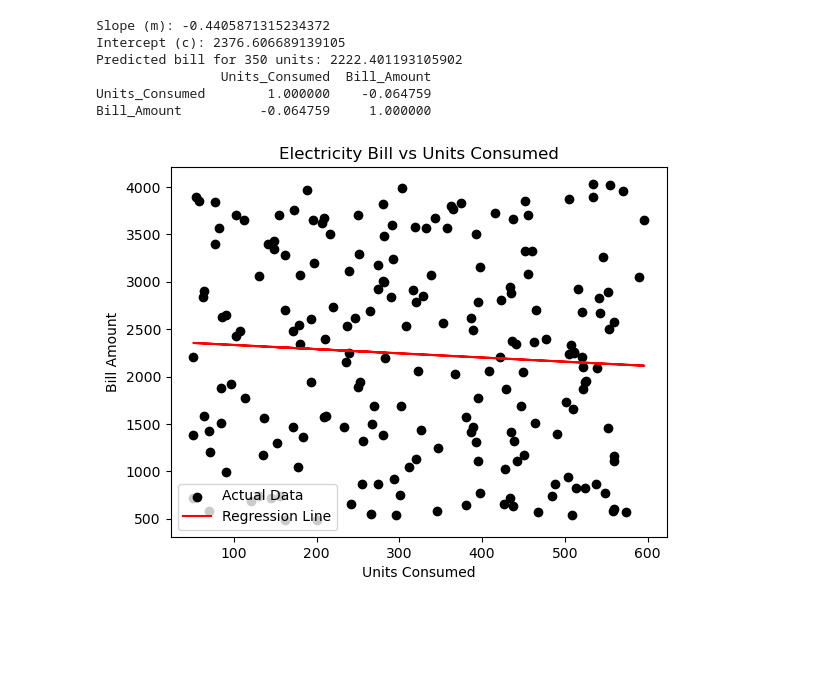
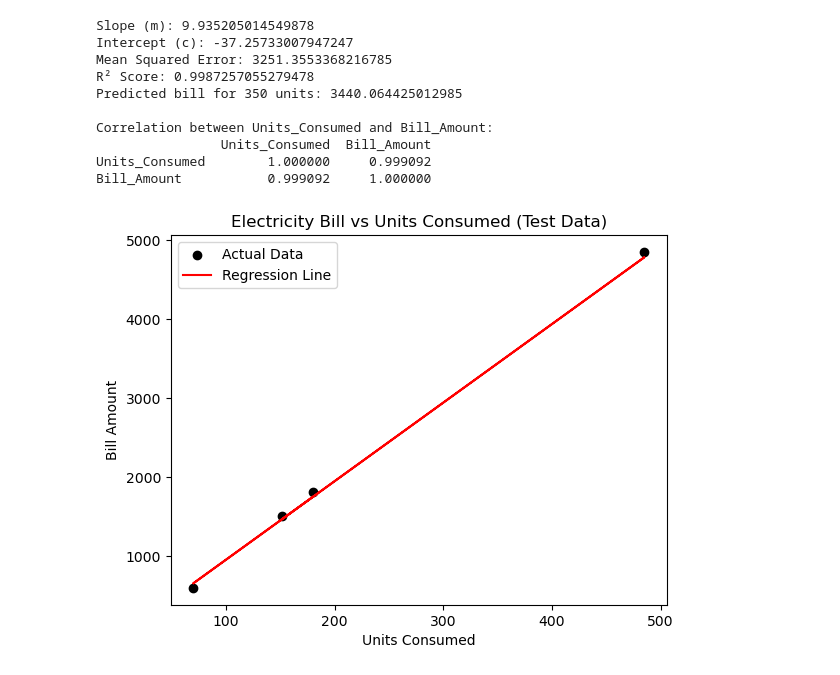
Before and after one commit to Malaravan13/E-Bill, a Jupyter notebook: Electricity_Bill.ipynb, the cells around one changed output. Drawn from its saved outputs; the diff is of its cells as text; code cells hidden in the pictures; blank space fills up the shorter version.

Commit message:
Updated Electricity_Bill.ipynb code

```diff
--- a/Electricity_Bill.ipynb
+++ b/Electricity_Bill.ipynb
@@ -1,8 +1,10 @@
 # %%
 import pandas as pd
 import matplotlib.pyplot as plt
+import numpy as np
 from sklearn.linear_model import LinearRegression
-from sklearn import preprocessing
+from sklearn.model_selection import train_test_split
+from sklearn.metrics import mean_squared_error, r2_score
 
 
 df = pd.read_csv("regression_datasets_large.xlsx - Electricity_Bill.csv")
@@ -10,35 +12,51 @@ df = pd.read_csv("regression_datasets_large.xlsx - Electricity_Bill.csv")
 X = df[["Units_Consumed"]]
 y = df["Bill_Amount"]
 
+X_train, X_test, y_train, y_test = train_test_split(
+    X, y, test_size=0.2, random_state=42
+)
+
 model = LinearRegression()
-model.fit(X, y)
+model.fit(X_train, y_train)
 
 slope = model.coef_[0]
 intercept = model.intercept_
-
 print("Slope (m):", slope)
 print("Intercept (c):", intercept)
 
-bill_pred = model.predict([[350]])
+y_pred = model.predict(X_test)
+
+mse = mean_squared_error(y_test, y_pred)
+r2 = r2_score(y_test, y_pred)
+print("Mean Squared Error:", mse)
+print("R² Score:", r2)
+
+bill_pred = model.predict(np.array([[350]]))
 print("Predicted bill for 350 units:", bill_pred[0])
 
+print("\nCorrelation between Units_Consumed and Bill_Amount:")
 print(df[["Units_Consumed", "Bill_Amount"]].corr())
 # %% [output]
-Slope (m): -0.4405871315234372
-Intercept (c): 2376.606689139105
-Predicted bill for 350 units: 2222.401193105902
+Slope (m): 9.935205014549878
+Intercept (c): -37.25733007947247
+Mean Squared Error: 3251.3553368216785
+R² Score: 0.9987257055279478
+Predicted bill for 350 units: 3440.064425012985
+
+Correlation between Units_Consumed and Bill_Amount:
                 Units_Consumed  Bill_Amount
-Units_Consumed        1.000000    -0.064759
-Bill_Amount          -0.064759     1.000000
+Units_Consumed        1.000000     0.999092
+Bill_Amount           0.999092     1.000000
 # %%
-plt.scatter(X, y, color="black", label="Actual Data")
-plt.plot(X, model.predict(X), color="red", label="Regression Line")
+# Visualization
+plt.scatter(X_test, y_test, color="black", label="Actual Data")
+plt.plot(X_test, y_pred, color="red", label="Regression Line")
 plt.xlabel("Units Consumed")
 plt.ylabel("Bill Amount")
-plt.title("Electricity Bill vs Units Consumed")
+plt.title("Electricity Bill vs Units Consumed (Test Data)")
 plt.legend()
 plt.show()
 # %% [output]
-[figure, old version]
+[figure, new version]
 # %%
 import pickle
```
Also changed, not shown: parts of 2 cells of this notebook, 3 other files.
